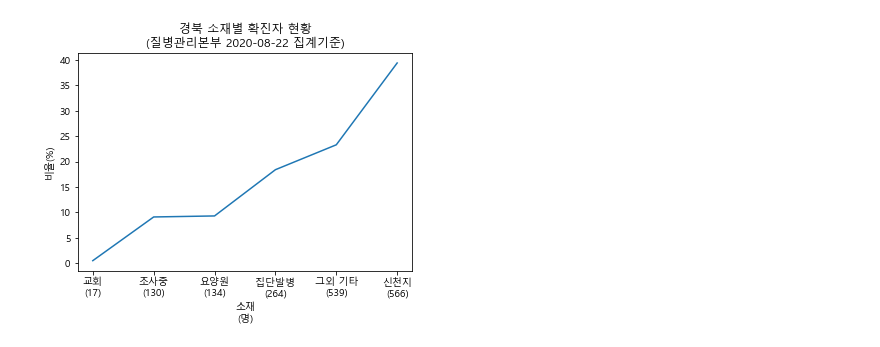
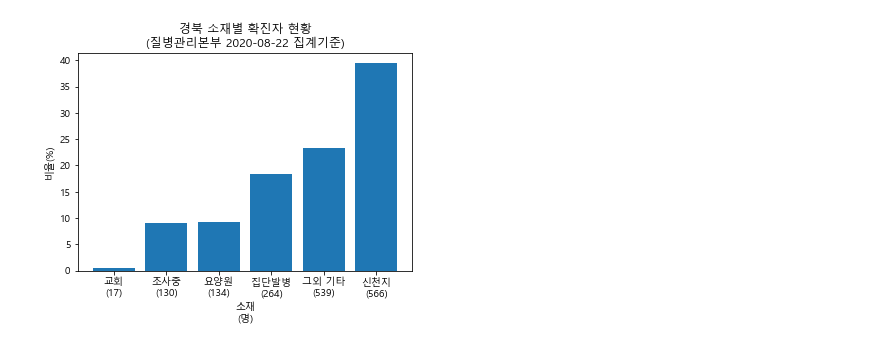
Before and after one commit to Lagom92/covid_visualize, a Jupyter notebook: note/covid.ipynb, the cells around one changed output. Cells and saved outputs as stored; diff of their text form; code cells hidden in the pictures.

```diff
--- a/note/covid.ipynb
+++ b/note/covid.ipynb
@@ -76,10 +76,10 @@ if os.name == 'nt':
 # %%
 from matplotlib import pyplot as plt
 
-plt.plot(["교회\n(17)","조사중\n(130)","요양원\n(134)","집단발병\n(264)","그외 기타\n(539)","신천지\n(566)"], [0.5,9.1,9.3,18.4,23.3,39.4])
+plt.bar(["교회\n(17)","조사중\n(130)","요양원\n(134)","집단발병\n(264)","그외 기타\n(539)","신천지\n(566)"], [0.5,9.1,9.3,18.4,23.3,39.4])
 plt.xlabel('소재\n(명)')
 plt.ylabel('비율(%)')
 plt.title('경북 소재별 확진자 현황\n(질병관리본부 2020-08-22 집계기준)')
 plt.show()
 # %% [output]
-[figure, old version]
+[figure, new version]
```
Also changed, not shown: parts of 4 cells of this notebook, 11 other files.
